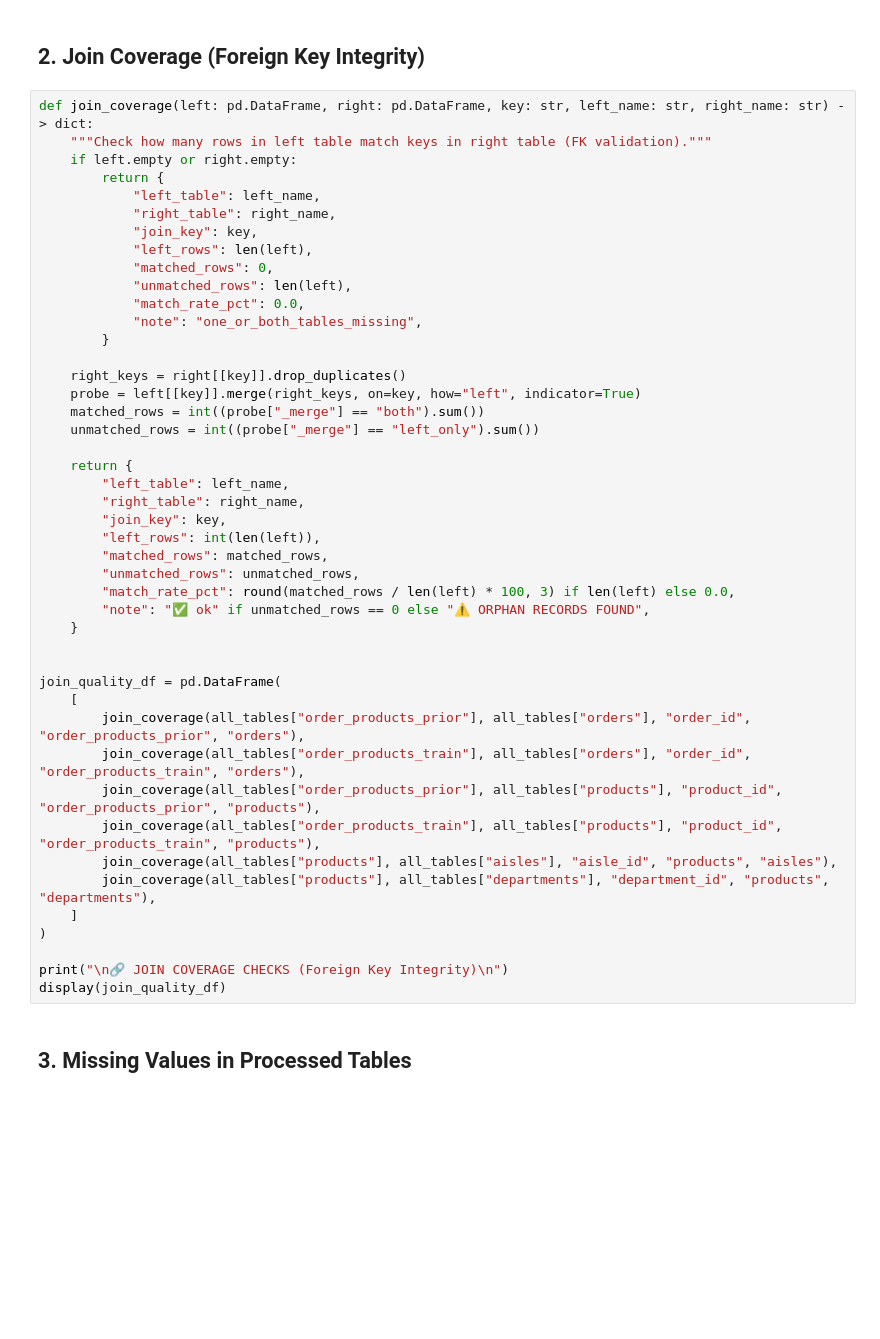
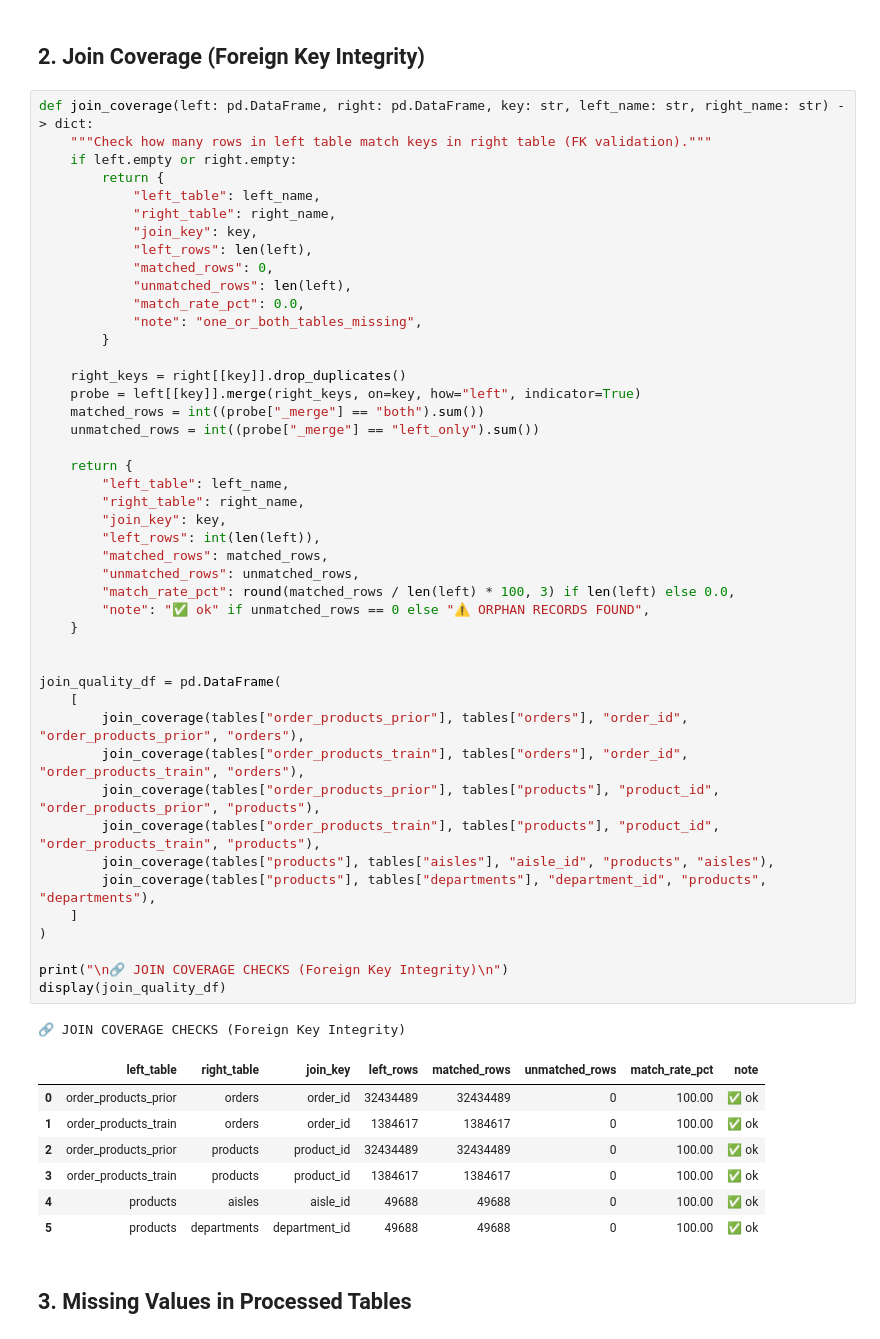
Before and after one commit to ppts2545/Instacart-Market-Basket-Analysis, a Jupyter notebook: notebooks/01_Data_Understanding/04b_processed_data_quality.ipynb, the cells around one changed output. Saved outputs shown, nothing was run; the diff lists cells and outputs as text; blank space fills up the shorter version.

```diff
--- a/notebooks/01_Data_Understanding/04b_processed_data_quality.ipynb
+++ b/notebooks/01_Data_Understanding/04b_processed_data_quality.ipynb
@@ -121,38 +104,47 @@ def join_coverage(left: pd.DataFrame, right: pd.DataFrame, key: str, left_name:
             "matched_rows": 0,
             "unmatched_rows": len(left),
             "match_rate_pct": 0.0,
             "note": "one_or_both_tables_missing",
         }
 
     right_keys = right[[key]].drop_duplicates()
     probe = left[[key]].merge(right_keys, on=key, how="left", indicator=True)
     matched_rows = int((probe["_merge"] == "both").sum())
     unmatched_rows = int((probe["_merge"] == "left_only").sum())
 
     return {
         "left_table": left_name,
         "right_table": right_name,
         "join_key": key,
         "left_rows": int(len(left)),
         "matched_rows": matched_rows,
         "unmatched_rows": unmatched_rows,
         "match_rate_pct": round(matched_rows / len(left) * 100, 3) if len(left) else 0.0,
         "note": "✅ ok" if unmatched_rows == 0 else "⚠️ ORPHAN RECORDS FOUND",
     }
 
 
 join_quality_df = pd.DataFrame(
     [
-        join_coverage(all_tables["order_products_prior"], all_tables["orders"], "order_id", "order_products_prior", "orders"),
-        join_coverage(all_tables["order_products_train"], all_tables["orders"], "order_id", "order_products_train", "orders"),
-        join_coverage(all_tables["order_products_prior"], all_tables["products"], "product_id", "order_products_prior", "products"),
-        join_coverage(all_tables["order_products_train"], all_tables["products"], "product_id", "order_products_train", "products"),
-        join_coverage(all_tables["products"], all_tables["aisles"], "aisle_id", "products", "aisles"),
-        join_coverage(all_tables["products"], all_tables["departments"], "department_id", "products", "departments"),
+        join_coverage(tables["order_products_prior"], tables["orders"], "order_id", "order_products_prior", "orders"),
+        join_coverage(tables["order_products_train"], tables["orders"], "order_id", "order_products_train", "orders"),
+        join_coverage(tables["order_products_prior"], tables["products"], "product_id", "order_products_prior", "products"),
+        join_coverage(tables["order_products_train"], tables["products"], "product_id", "order_products_train", "products"),
+        join_coverage(tables["products"], tables["aisles"], "aisle_id", "products", "aisles"),
+        join_coverage(tables["products"], tables["departments"], "department_id", "products", "departments"),
     ]
 )
 
 print("\n🔗 JOIN COVERAGE CHECKS (Foreign Key Integrity)\n")
 display(join_quality_df)
+# %% [output]
+🔗 JOIN COVERAGE CHECKS (Foreign Key Integrity)
+|  | left_table | right_table | join_key | left_rows | matched_rows | unmatched_rows | match_rate_pct | note |
+| 0 | order_products_prior | orders | order_id | 32434489 | 32434489 | 0 | 100.00 | ✅ ok |
+| 1 | order_products_train | orders | order_id | 1384617 | 1384617 | 0 | 100.00 | ✅ ok |
+| 2 | order_products_prior | products | product_id | 32434489 | 32434489 | 0 | 100.00 | ✅ ok |
+| 3 | order_products_train | products | product_id | 1384617 | 1384617 | 0 | 100.00 | ✅ ok |
+| 4 | products | aisles | aisle_id | 49688 | 49688 | 0 | 100.00 | ✅ ok |
+| 5 | products | departments | department_id | 49688 | 49688 | 0 | 100.00 | ✅ ok |
 # %% [markdown]
 ## 3. Missing Values in Processed Tables
```
Also changed, not shown: parts of 7 cells of this notebook, 30 other files.
